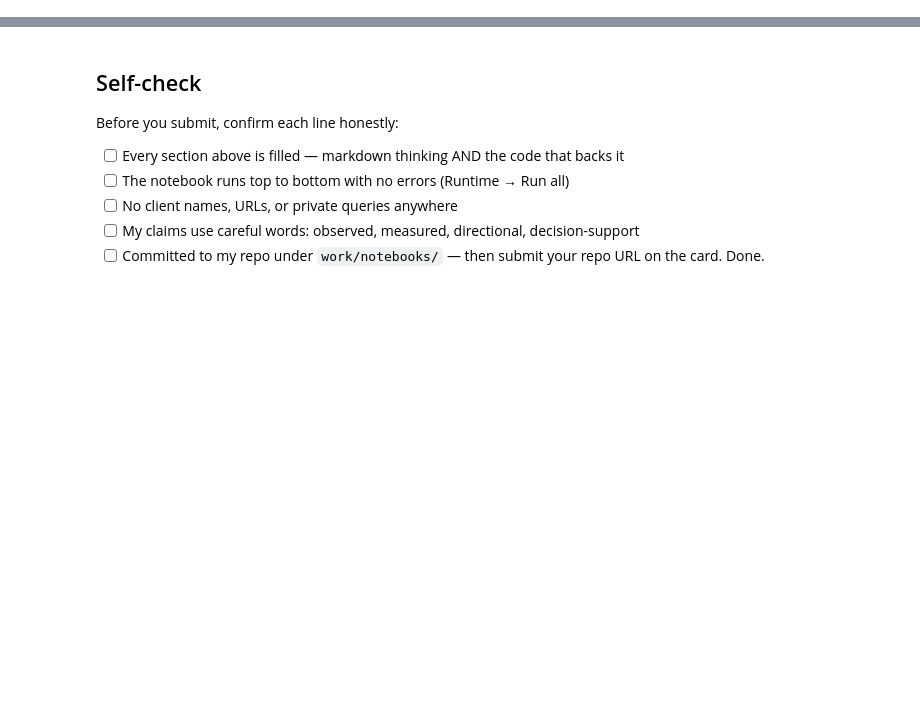
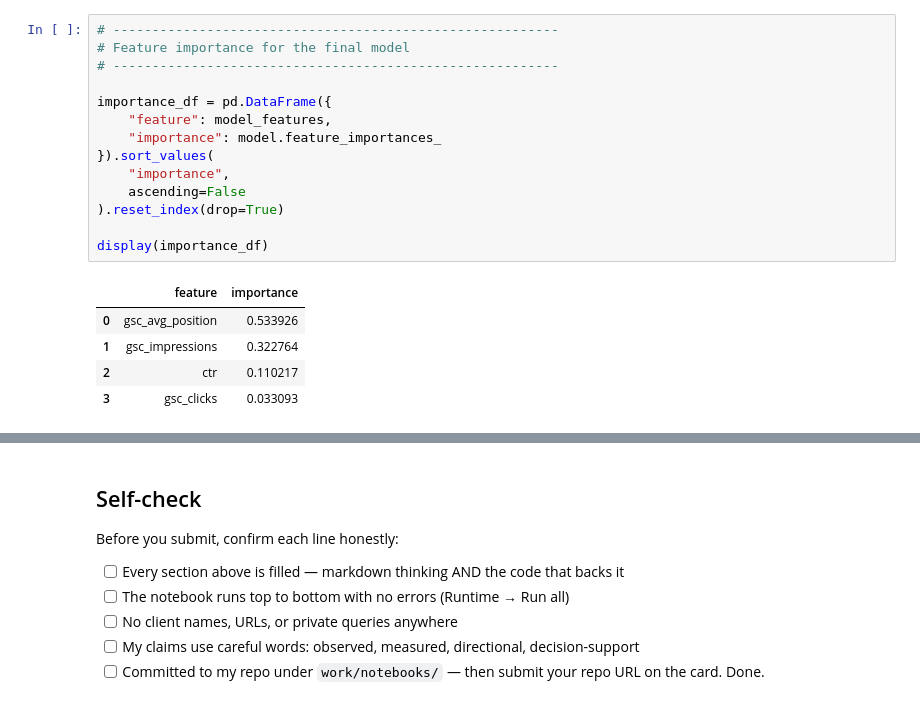
Before and after one commit to abdulmoeed1090/Fly-rank-starter-assignment, a Jupyter notebook: work/notebooks/w06_validation_audit.ipynb, the cells around one changed output, grey strips where cells are left out. Cells and saved outputs as stored; diff of their text form; blank space fills up the shorter version.

```diff
--- a/work/notebooks/w06_validation_audit.ipynb
+++ b/work/notebooks/w06_validation_audit.ipynb
@@ -36,0 +545,20 @@ This skeleton is yours to fill. Work the sections **in order** — each one has
+# %%
+# ---------------------------------------------------------
+# Feature importance for the final model
+# ---------------------------------------------------------
+
+importance_df = pd.DataFrame({
+    "feature": model_features,
+    "importance": model.feature_importances_
+}).sort_values(
+    "importance",
+    ascending=False
+).reset_index(drop=True)
+
+display(importance_df)
+# %% [output]
+|  | feature | importance |
+| 0 | gsc_avg_position | 0.533926 |
+| 1 | gsc_impressions | 0.322764 |
+| 2 | ctr | 0.110217 |
+| 3 | gsc_clicks | 0.033093 |
```
Also changed, not shown: parts of 22 cells of this notebook.
